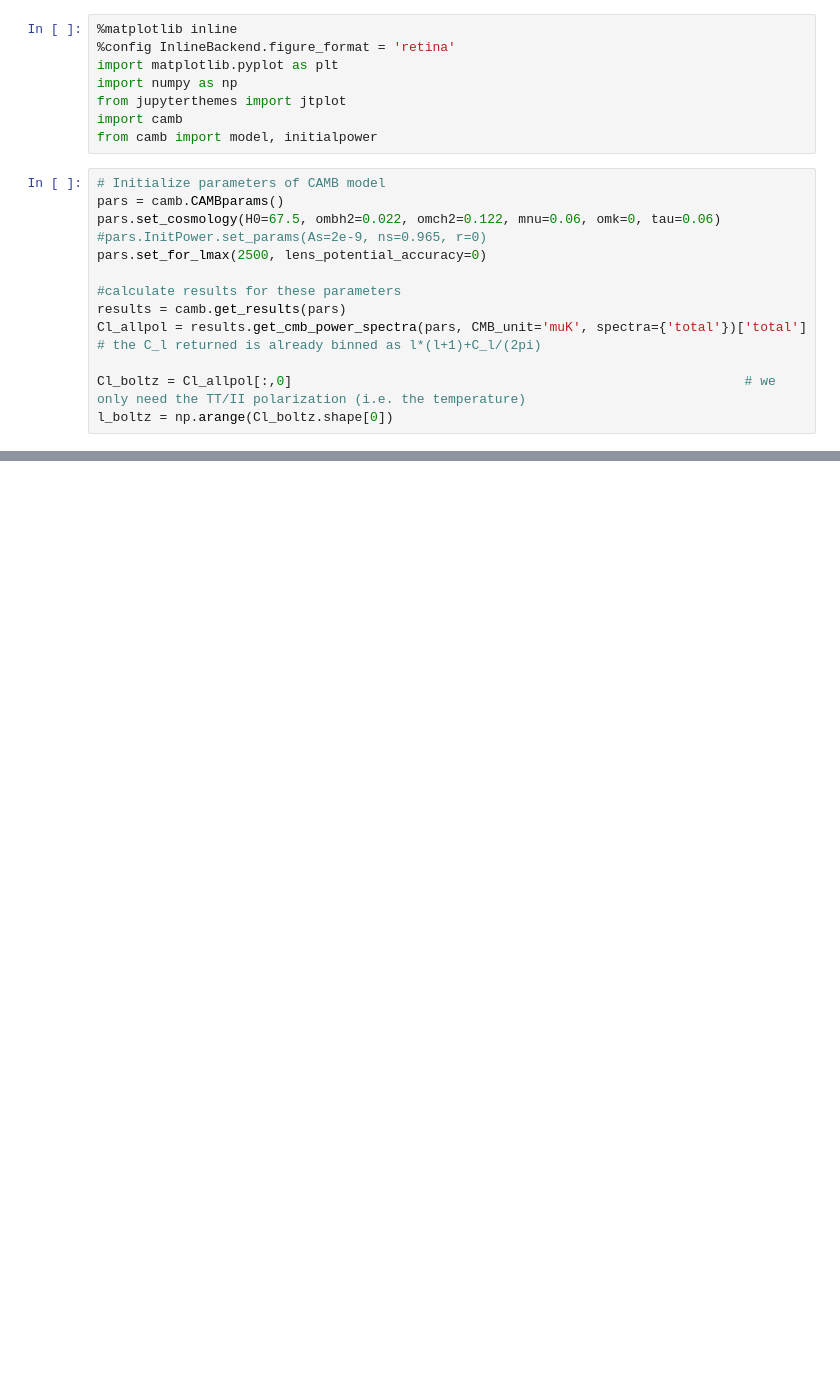
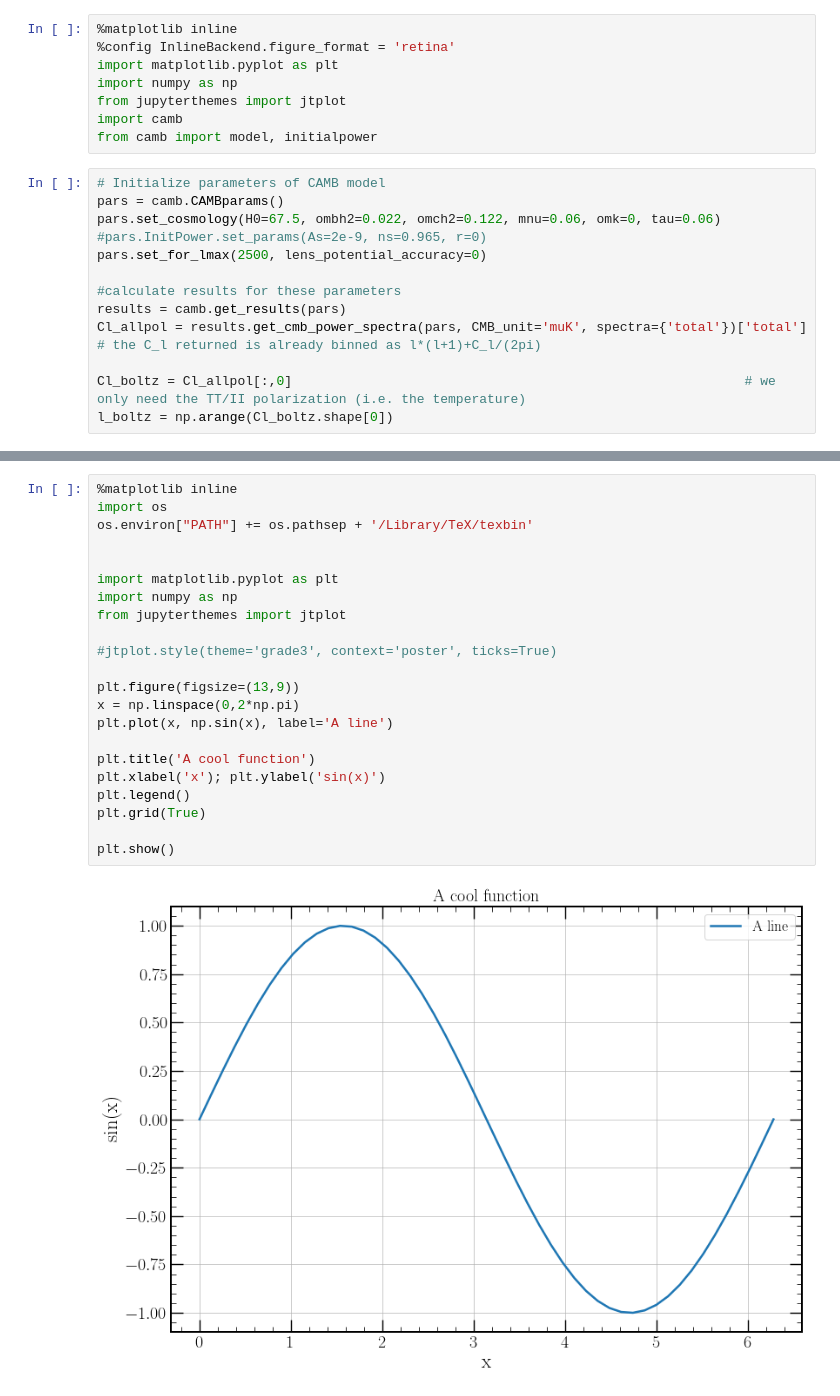
Before and after one commit to raul-bermejo/cmb_geometry, a Jupyter notebook: sandpit_boltzmanncode.ipynb, the cells around one changed output, grey strips where cells are left out. Drawn from its saved outputs; the diff is of its cells as text; blank space fills up the shorter version.

```diff
--- a/sandpit_boltzmanncode.ipynb
+++ b/sandpit_boltzmanncode.ipynb
@@ -28,0 +26,24 @@ Text(0.5, 1.0, 'Boltzmann Code Power Spectrum')
+# %%
+%matplotlib inline
+import os
+os.environ["PATH"] += os.pathsep + '/Library/TeX/texbin'
+
+
+import matplotlib.pyplot as plt
+import numpy as np
+from jupyterthemes import jtplot
+
+#jtplot.style(theme='grade3', context='poster', ticks=True)
+
+plt.figure(figsize=(13,9))
+x = np.linspace(0,2*np.pi)
+plt.plot(x, np.sin(x), label='A line')
+
+plt.title('A cool function')
+plt.xlabel('x'); plt.ylabel('sin(x)')
+plt.legend()
+plt.grid(True)
+
+plt.show()
+# %% [output]
+[figure, added]
```
Also changed, not shown: parts of 2 cells of this notebook.
